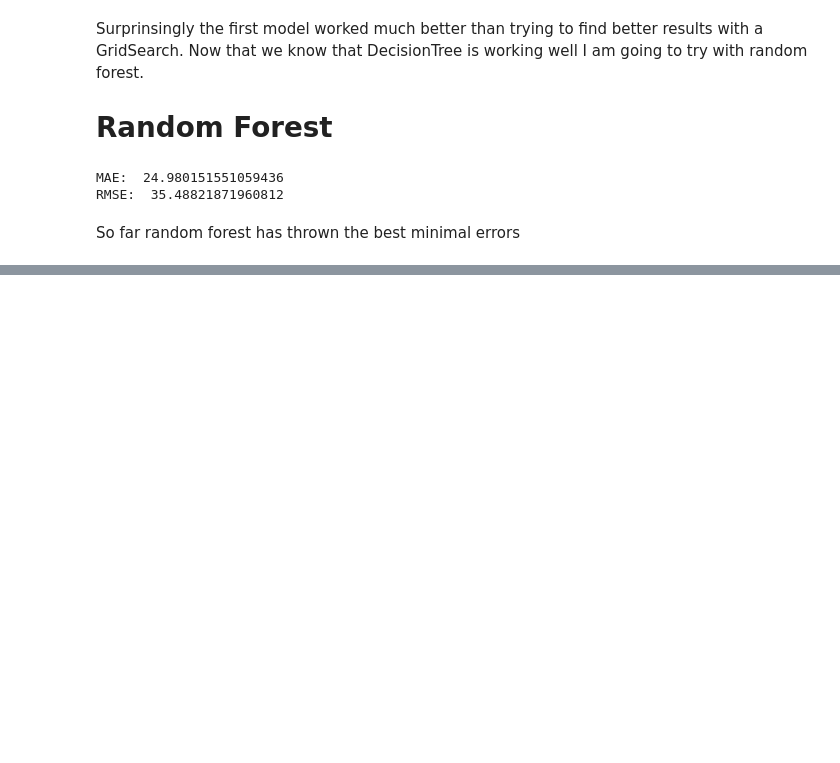
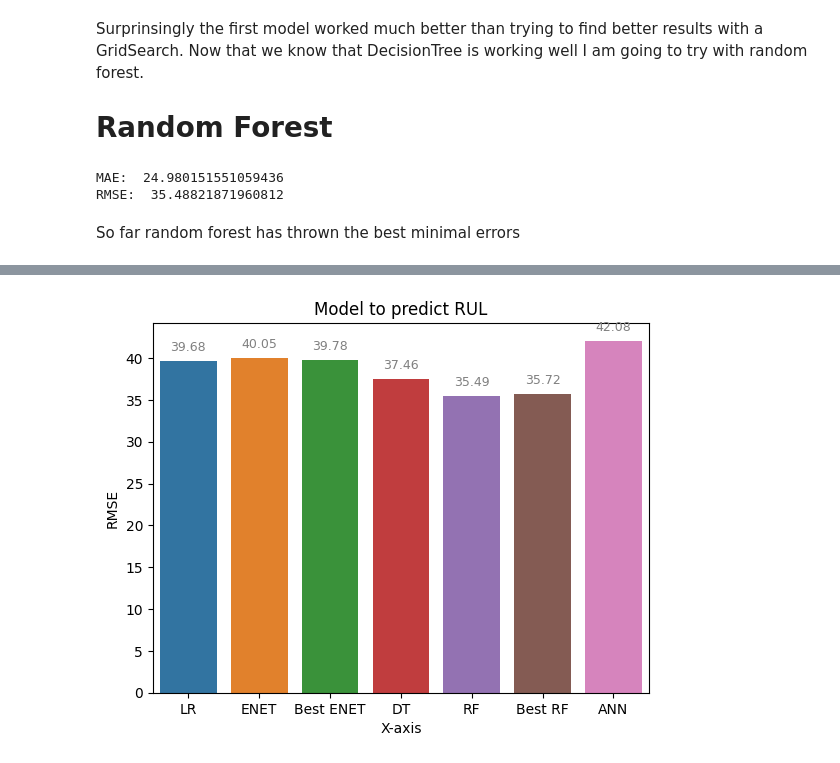
Before and after one commit to matiasandov/predictive-maintenance-, a Jupyter notebook: nasa_engines_regression.ipynb, the cells around one changed output, grey strips where cells are left out. Saved outputs shown, nothing was run; the diff lists cells and outputs as text; code cells hidden in the pictures; blank space fills up the shorter version.

```diff
--- a/nasa_engines_regression.ipynb
+++ b/nasa_engines_regression.ipynb
@@ -292,8 +302,8 @@ y_pred = enet.predict(X_test)
 
 
 mae = mean_absolute_error(y_test, y_pred)
-rmse = mean_squared_error(y_test, y_pred, squared=False)
+rmseENET = mean_squared_error(y_test, y_pred, squared=False)
 
 print("MAE: ", mae)
-print("RMSE: ", rmse)
+print("RMSE: ", rmseENET)
 # %% [output]
@@ -383,9 +393,9 @@ dt.fit(X_train, y_train)
 y_pred = dt.predict(X_test)
 
 # Evaluate the model using mean absolute error and root mean squared error
-mae = mean_absolute_error(y_test, y_pred)
-rmse = mean_squared_error(y_test, y_pred, squared=False)
+maeDT = mean_absolute_error(y_test, y_pred)
+rmseDT = mean_squared_error(y_test, y_pred, squared=False)
 
 print("MAE: ", mae)
-print("RMSE: ", rmse)
+print("RMSE: ", rmseDT)
 # %% [output]
@@ -431,11 +441,11 @@ from sklearn.ensemble import RandomForestRegressor
 rf = RandomForestRegressor(n_estimators=100, max_depth=10, random_state=42)
 rf.fit(X_train, y_train)
 y_pred = rf.predict(X_test)
-mae = mean_absolute_error(y_test, y_pred)
-rmse = mean_squared_error(y_test, y_pred, squared=False)
+maeRF = mean_absolute_error(y_test, y_pred)
+rmseRF = mean_squared_error(y_test, y_pred, squared=False)
 
-print("MAE: ", mae)
-print("RMSE: ", rmse)
+print("MAE: ", maeRF)
+print("RMSE: ", rmseRF)
 # %% [output]
 MAE:  24.980151551059436
 RMSE:  35.48821871960812
@@ -471,6 +481,7 @@ rf_model = RandomForestRegressor(n_estimators=best_params['n_estimators'], max_d
 rf_model.fit(X_train, y_train)
 y_pred = rf_model.predict(X_test)
 maeBestForest = mean_absolute_error(y_test, y_pred)
+rmseBestForest = mean_squared_error(y_test, y_pred, squared=False)
 print("MAE:", maeBestForest)
 # %% [output]
 Fitting 3 folds for each of 100 candidates, totalling 300 fits
@@ -477,0 +492,33 @@ MAE: 25.07956078352181
+# %%
+import seaborn as sns
+import matplotlib.pyplot as plt
+
+# Create some sample data
+x = ['LR', 'ENET', 'Best ENET', 'DT', 'RF', 'Best RF', 'ANN']
+y = [rmseLR,
+rmseENET,
+#enet
+best_rmse,
+rmseDT,
+rmseRF,
+rmseBestForest,
+rmseANN]
+
+# Create the bar plot using Seaborn
+ax = sns.barplot(x=x, y=y)
+
+# Add the values on top of the bars
+for p in ax.patches:
+    ax.annotate("%.2f" % p.get_height(), (p.get_x() + p.get_width() / 2., p.get_height()),
+                ha='center', va='center', fontsize=9, color='gray', xytext=(0, 10),
+                textcoords='offset points')
+
+# Add labels and title
+plt.xlabel('X-axis')
+plt.ylabel('RMSE')
+plt.title('Model to predict RUL')
+
+# Show the plot
+plt.show()
+# %% [output]
+[figure, added]
```
Also changed, not shown: parts of 10 cells of this notebook.
